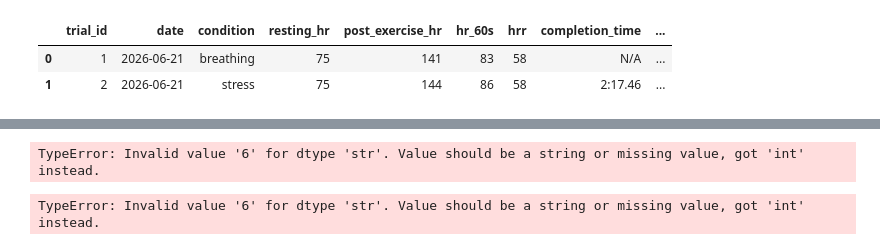
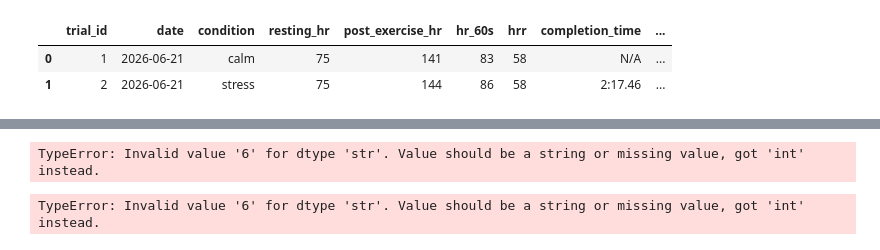
Before and after one commit to ctyy7/hrr-research-project, a Jupyter notebook: notebooks/01_create_research_table.ipynb, the cells around one changed output, grey strips where cells are left out. Cells and saved outputs as stored; diff of their text form; code cells hidden in the pictures.

```diff
--- a/notebooks/01_create_research_table.ipynb
+++ b/notebooks/01_create_research_table.ipynb
@@ -10,41 +10,41 @@ data_folder.mkdir(exist_ok=True)
 data = {
     "trial_id": [1, 2],
     "date": ["2026-06-21", "2026-06-21"],
-    "condition": ["breathing", "stress"],
+    "condition": ["calm", "stress"],
     "resting_hr": [75, 75],
     "post_exercise_hr": [141, 144],
     "hr_60s": [83, 86],
     "completion_time": ["N/A", "2:17.46"],
     "side_notes": [
         "Approx 2h after hitting with Richard, 8 hours of sleep, 0 mistakes made while skipping",
         "Approx 2h after hitting with Richard, 8 hours of sleep, 7 mistakes made while skipping"
     ]
 }
 
 df = pd.DataFrame(data)
 
 df["hrr"] = df["post_exercise_hr"] - df["hr_60s"]
 
 df = df[
     [
         "trial_id",
         "date",
         "condition",
         "resting_hr",
         "post_exercise_hr",
         "hr_60s",
         "hrr",
         "completion_time",
         "side_notes"
     ]
 ]
 
 df.to_csv(data_folder / "research_data.csv", index=False)
 
 df
 # %% [output]
 |  | trial_id | date | condition | resting_hr | post_exercise_hr | hr_60s | hrr | completion_time | ... |
-| 0 | 1 | 2026-06-21 | breathing | 75 | 141 | 83 | 58 | N/A | ... |
+| 0 | 1 | 2026-06-21 | calm | 75 | 141 | 83 | 58 | N/A | ... |
 | 1 | 2 | 2026-06-21 | stress | 75 | 144 | 86 | 58 | 2:17.46 | ... |
 # %%
 import pandas as pd
```
Also changed, not shown: parts of 3 cells of this notebook, 1 other file.
